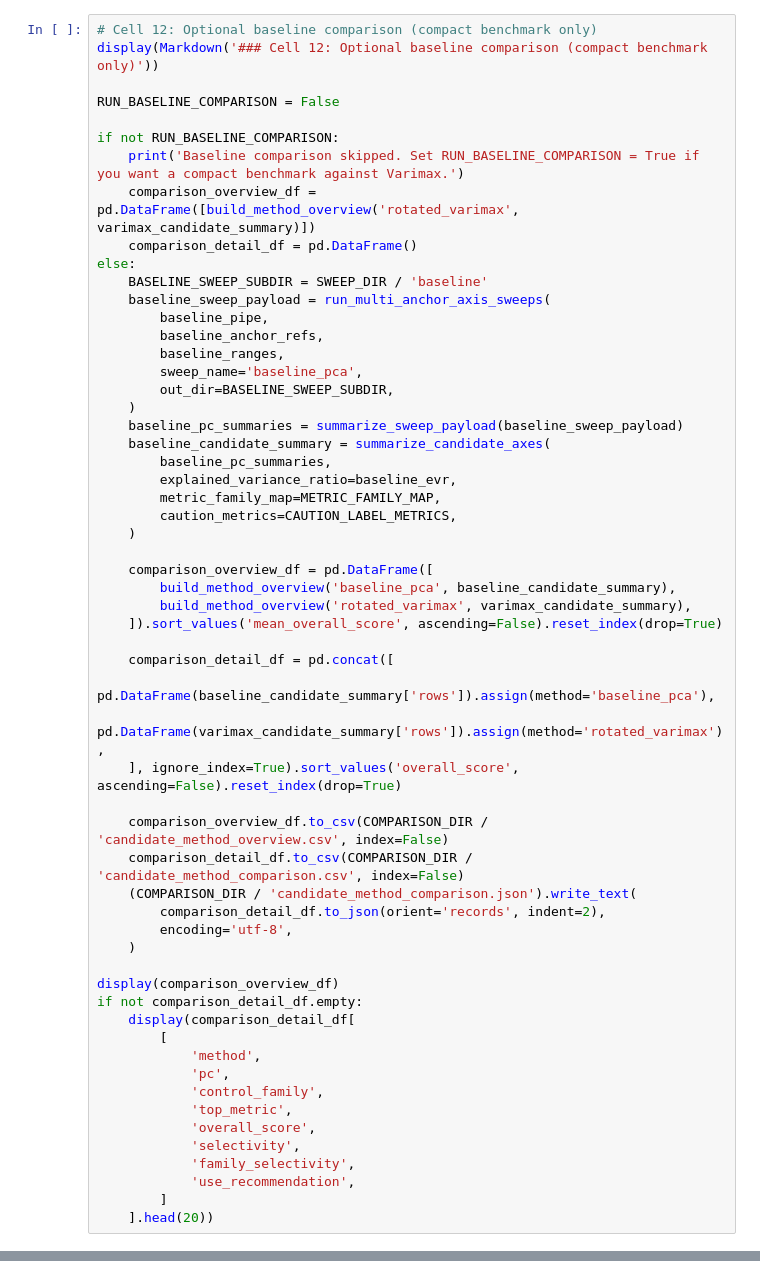
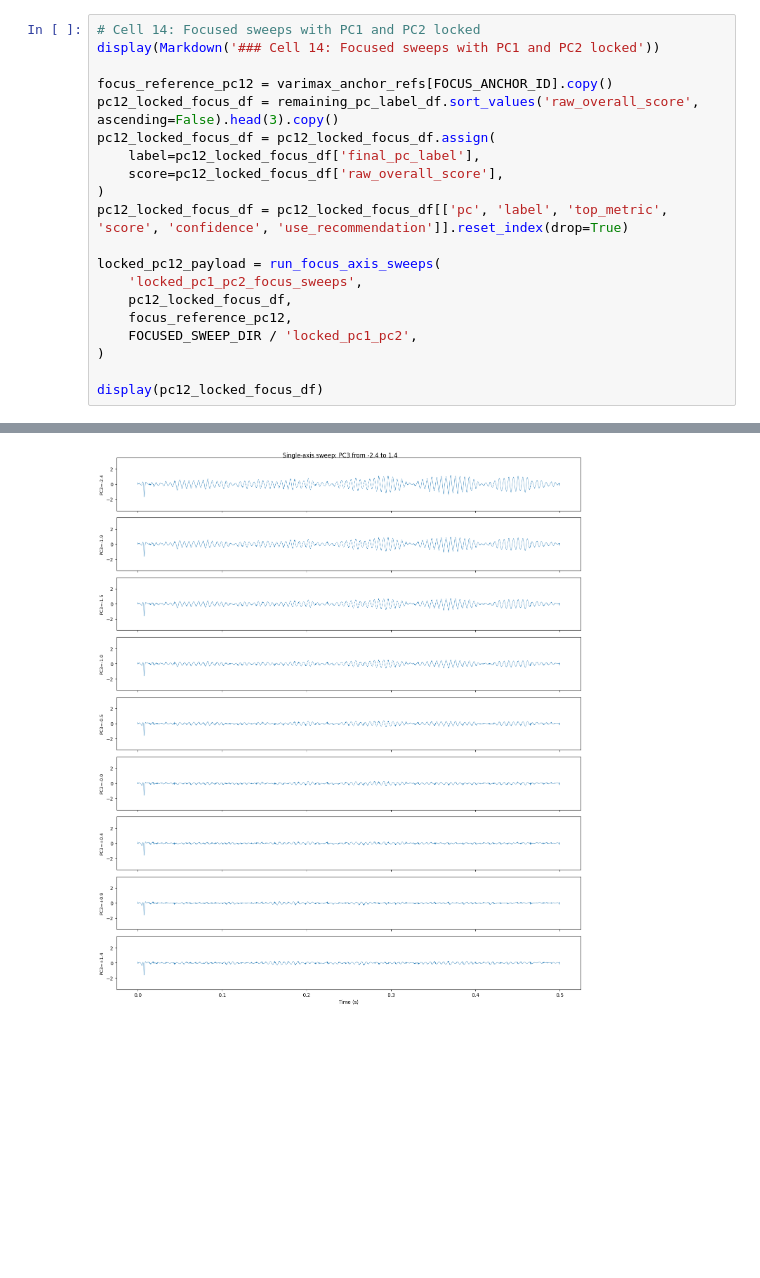
Before and after one commit to cindy-77jiayi/thesis_hapticAE, a Jupyter notebook: colab/frozen_vae_pca_workflow.ipynb, the cells around one changed output, grey strips where cells are left out. Saved outputs shown, nothing was run; the diff lists cells and outputs as text; blank space fills up the shorter version.

Commit message:
pc-labeling Apr 9th

```diff
--- a/colab/frozen_vae_pca_workflow.ipynb
+++ b/colab/frozen_vae_pca_workflow.ipynb
@@ -666,58 +938,21 @@ display(family_direction_df)
 # %%
-# Cell 12: Optional baseline comparison (compact benchmark only)
-display(Markdown('### Cell 12: Optional baseline comparison (compact benchmark only)'))
+# Cell 14: Focused sweeps with PC1 and PC2 locked
+display(Markdown('### Cell 14: Focused sweeps with PC1 and PC2 locked'))
 
-RUN_BASELINE_COMPARISON = False
+focus_reference_pc12 = varimax_anchor_refs[FOCUS_ANCHOR_ID].copy()
+pc12_locked_focus_df = remaining_pc_label_df.sort_values('raw_overall_score', ascending=False).head(3).copy()
+pc12_locked_focus_df = pc12_locked_focus_df.assign(
+    label=pc12_locked_focus_df['final_pc_label'],
+    score=pc12_locked_focus_df['raw_overall_score'],
+)
+pc12_locked_focus_df = pc12_locked_focus_df[['pc', 'label', 'top_metric', 'score', 'confidence', 'use_recommendation']].reset_index(drop=True)
 
-if not RUN_BASELINE_COMPARISON:
-    print('Baseline comparison skipped. Set RUN_BASELINE_COMPARISON = True if you want a compact benchmark against Varimax.')
-    comparison_overview_df = pd.DataFrame([build_method_overview('rotated_varimax', varimax_candidate_summary)])
-    comparison_detail_df = pd.DataFrame()
-else:
-    BASELINE_SWEEP_SUBDIR = SWEEP_DIR / 'baseline'
-    baseline_sweep_payload = run_multi_anchor_axis_sweeps(
-        baseline_pipe,
-        baseline_anchor_refs,
-        baseline_ranges,
-        sweep_name='baseline_pca',
-        out_dir=BASELINE_SWEEP_SUBDIR,
-    )
-    baseline_pc_summaries = summarize_sweep_payload(baseline_sweep_payload)
-    baseline_candidate_summary = summarize_candidate_axes(
-        baseline_pc_summaries,
-        explained_variance_ratio=baseline_evr,
-        metric_family_map=METRIC_FAMILY_MAP,
-        caution_metrics=CAUTION_LABEL_METRICS,
-    )
+locked_pc12_payload = run_focus_axis_sweeps(
+    'locked_pc1_pc2_focus_sweeps',
+    pc12_locked_focus_df,
+    focus_reference_pc12,
+    FOCUSED_SWEEP_DIR / 'locked_pc1_pc2',
+)
 
-    comparison_overview_df = pd.DataFrame([
-        build_method_overview('baseline_pca', baseline_candidate_summary),
-        build_method_overview('rotated_varimax', varimax_candidate_summary),
-    ]).sort_values('mean_overall_score', ascending=False).reset_index(drop=True)
-
-    comparison_detail_df = pd.concat([
-        pd.DataFrame(baseline_candidate_summary['rows']).assign(method='baseline_pca'),
-        pd.DataFrame(varimax_candidate_summary['rows']).assign(method='rotated_varimax'),
-    ], ignore_index=True).sort_values('overall_score', ascending=False).reset_index(drop=True)
-
-    comparison_overview_df.to_csv(COMPARISON_DIR / 'candidate_method_overview.csv', index=False)
-    comparison_detail_df.to_csv(COMPARISON_DIR / 'candidate_method_comparison.csv', index=False)
-    (COMPARISON_DIR / 'candidate_method_comparison.json').write_text(
-        comparison_detail_df.to_json(orient='records', indent=2),
-        encoding='utf-8',
-    )
-
-display(comparison_overview_df)
-if not comparison_detail_df.empty:
-    display(comparison_detail_df[
-        [
-            'method',
-            'pc',
-            'control_family',
-            'top_metric',
-            'overall_score',
-            'selectivity',
-            'family_selectivity',
-            'use_recommendation',
-        ]
-    ].head(20))
+display(pc12_locked_focus_df)
+# %% [output]
@@ -723,0 +960 @@ if not comparison_detail_df.empty:
+[figure, added]
```
Also changed, not shown: parts of 17 cells of this notebook.
